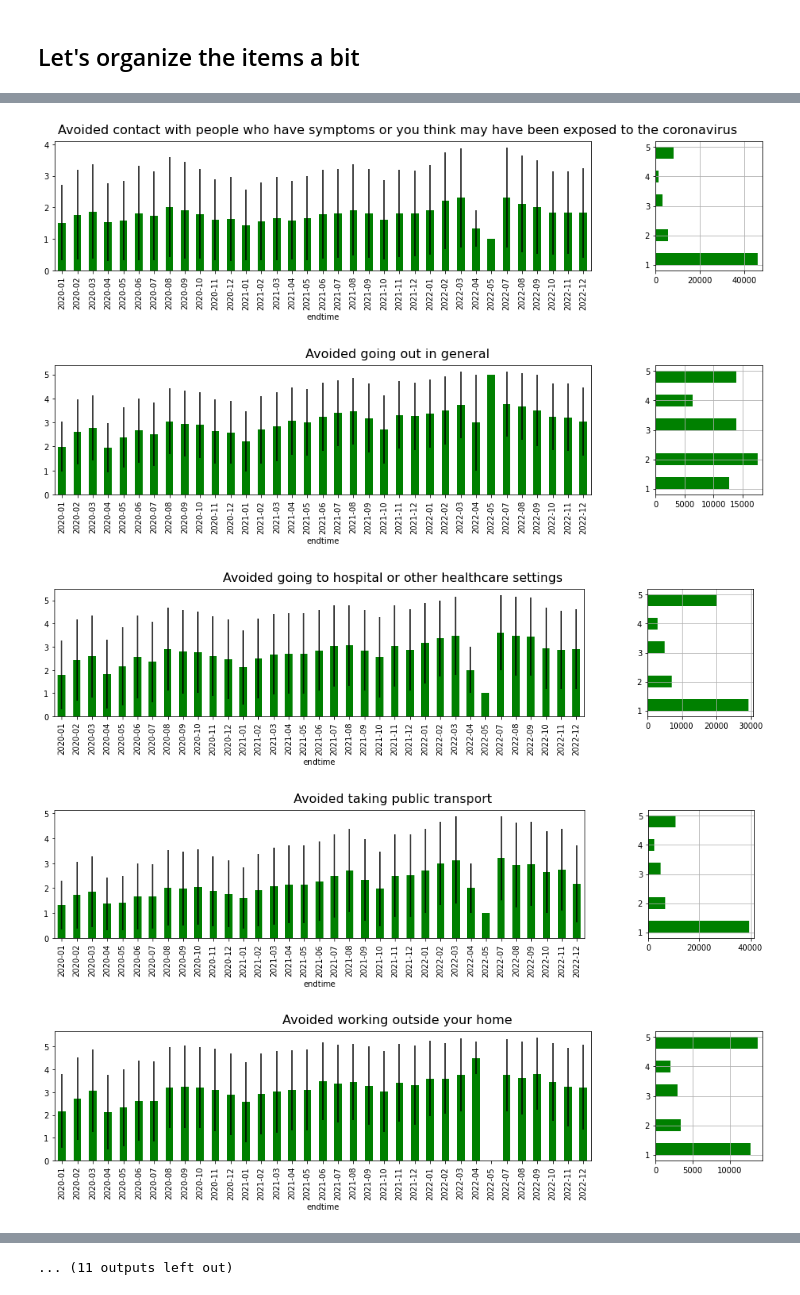
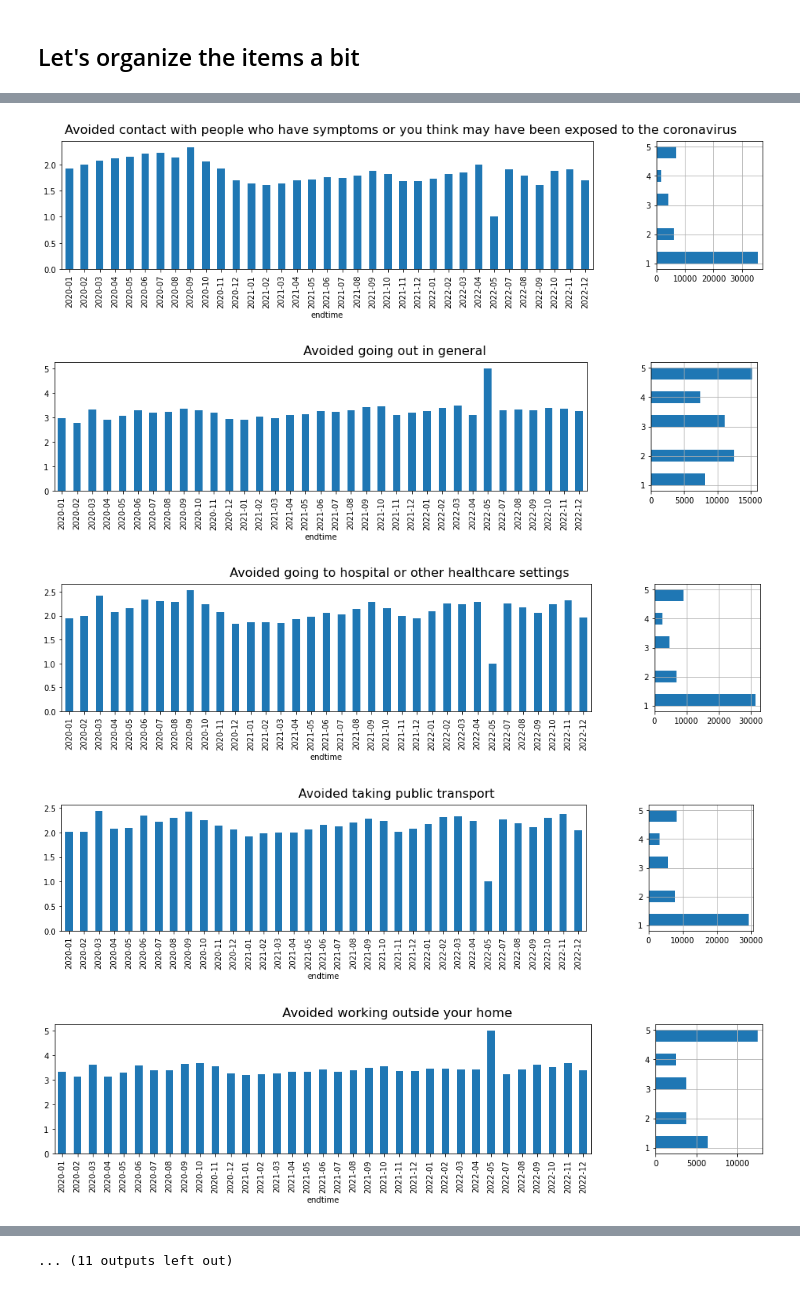
Before and after one commit to sevenbanisch/hackthon_yougov_data, a Jupyter notebook: preparation/inspection.ipynb, the cells around one changed output, grey strips where cells are left out. Cells and saved outputs as stored; diff of their text form; code cells hidden in the pictures.

```diff
--- a/preparation/inspection.ipynb
+++ b/preparation/inspection.ipynb
@@ -4,7 +4,7 @@ import pandas as pd
 import numpy as np
 import matplotlib.pyplot as plt
 
-country = 'united-kingdom'
+country = 'germany'
 
 datapath = '../data/'
 filename = f'all_countries_numerical_'+country
@@ -204,7 +214,7 @@ def mybarplot(item):
 # %% [markdown]
 ### Opinion Items
 # %%
-items_opinion = ['wcrex1','wcrex2','i12_health_15'] #,'i9_health','cantril_ladder']
+#items_opinion = ['wcrex1','wcrex2','i12_health_15'] #,'i9_health','cantril_ladder']
 
-for i in items_opinion:
-    myerrorplot(i)
+#for i in items_opinion:
+#    myerrorplot(i)
@@ -244,6 +250,6 @@ These are NOT in:
 # %%
 
 for i in items_behavior:
-    #mybarplot(i)
-    myerrorplot(i)
+    mybarplot(i)
+    #myhistplot(i)
 # %% [output]
@@ -254,5 +260,5 @@ for i in items_behavior:
-[figure, old version]
+[figure, new version]
-[figure, old version]
+[figure, new version]
-[figure, old version]
+[figure, new version]
-[figure, old version]
+[figure, new version]
-[figure, old version]
+[figure, new version]
```
Also changed, not shown: parts of 12 cells of this notebook, 1 other file.
